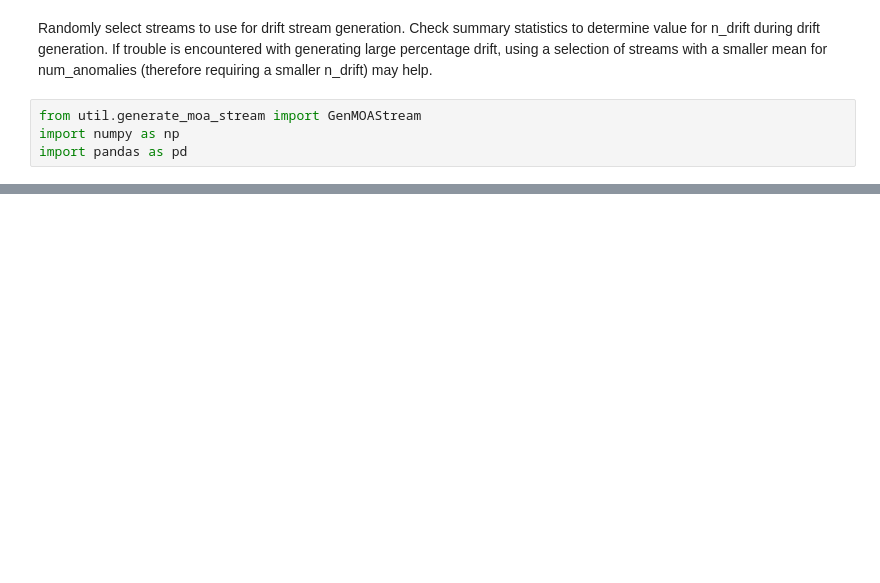
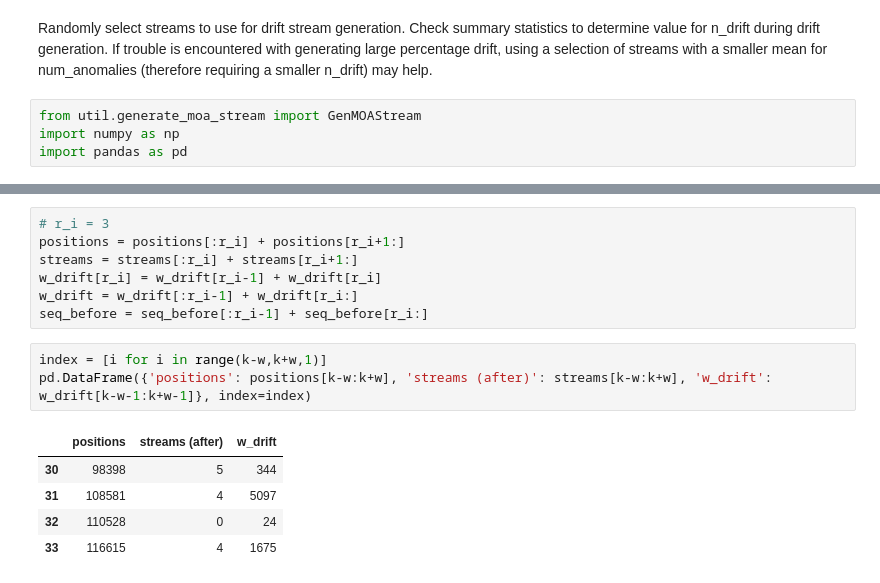
Before and after one commit to mac-dsl/AnomalyDriftDetection, a Jupyter notebook: moa_drift_generation.ipynb, the cells around one changed output, grey strips where cells are left out. Cells and saved outputs as stored; diff of their text form; blank space fills up the shorter version.

```diff
--- a/moa_drift_generation.ipynb
+++ b/moa_drift_generation.ipynb
@@ -87,0 +131,16 @@ Generating drift labels...      Done!
+# %%
+# r_i = 3
+positions = positions[:r_i] + positions[r_i+1:]
+streams = streams[:r_i] + streams[r_i+1:]
+w_drift[r_i] = w_drift[r_i-1] + w_drift[r_i]
+w_drift = w_drift[:r_i-1] + w_drift[r_i:]
+seq_before = seq_before[:r_i-1] + seq_before[r_i:]
+# %%
+index = [i for i in range(k-w,k+w,1)]
+pd.DataFrame({'positions': positions[k-w:k+w], 'streams (after)': streams[k-w:k+w], 'w_drift': w_drift[k-w-1:k+w-1]}, index=index)
+# %% [output]
+|  | positions | streams (after) | w_drift |
+| 30 | 98398 | 5 | 344 |
+| 31 | 108581 | 4 | 5097 |
+| 32 | 110528 | 0 | 24 |
+| 33 | 116615 | 4 | 1675 |
```
Also changed, not shown: parts of 18 cells of this notebook, 4 other files.
